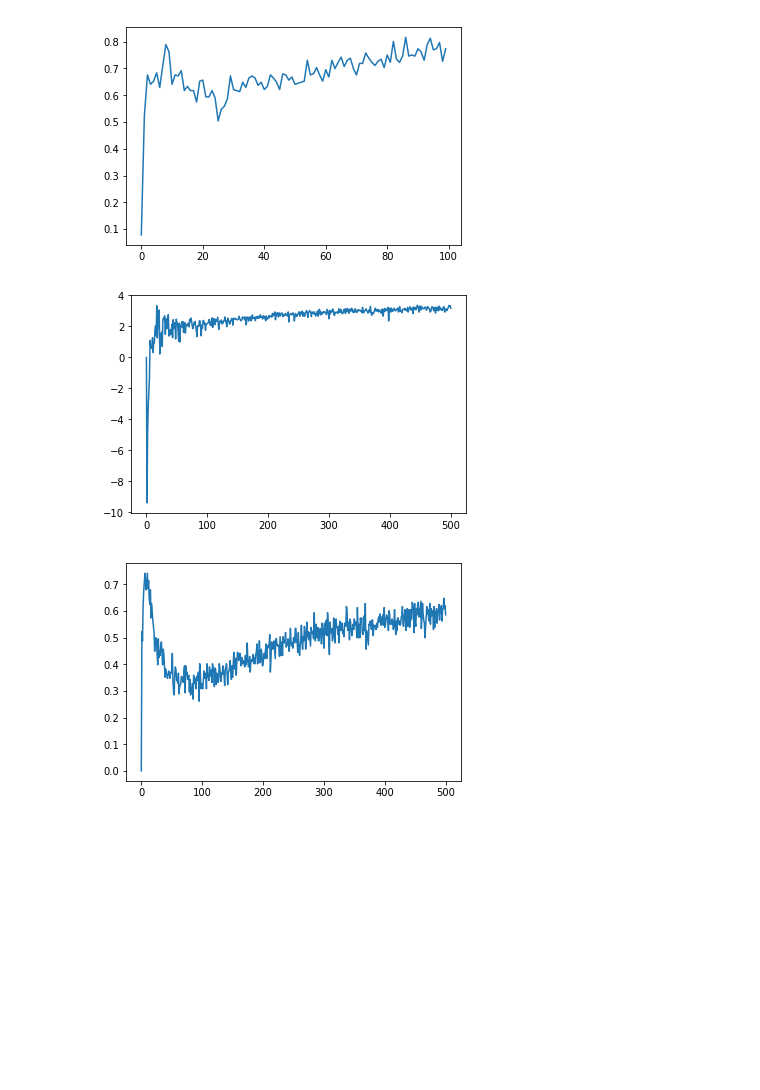
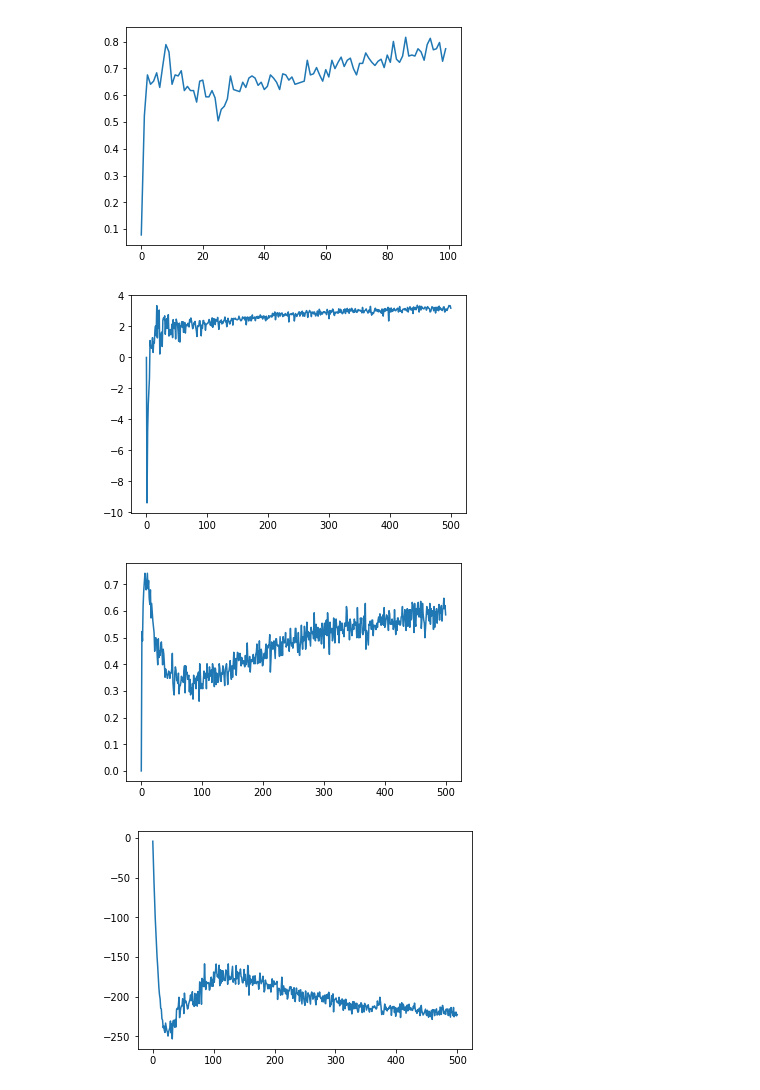
Before and after one commit to naruya/DIAYN, a Jupyter notebook: eval.ipynb, the cells around one changed output. Saved outputs shown, nothing was run; the diff lists cells and outputs as text; code cells hidden in the pictures; blank space fills up the shorter version.

```diff
--- a/eval.ipynb
+++ b/eval.ipynb
@@ -34,9 +34,11 @@ plt.plot(df["trainer/DF Accuracy"]); plt.show()
 # %%
 # path = "data/DIAYN-100-HalfCheetah-v2/DIAYN_100_HalfCheetah-v2_2021_02_26_12_55_31_0000--s-0/progress.csv"
 path = "data/DIAYN-100-HalfCheetah-v2/RealEnv_Epoch500_DIAYN_100_HalfCheetah-v2_2021_02_26_12_55_31_0000--s-0/progress.csv"
 df = pd.read_csv(path)
 plt.plot(df["trainer/Intrinsic Rewards"][:]); plt.show()
 plt.plot(df["trainer/DF Accuracy"][:]); plt.show()
+plt.plot(df["trainer/Policy Loss"][:]); plt.show()
 # %% [output]
 [figure]
 [figure]
+[figure, added]
```
Also changed, not shown: parts of 3 cells of this notebook, 1 other file.
